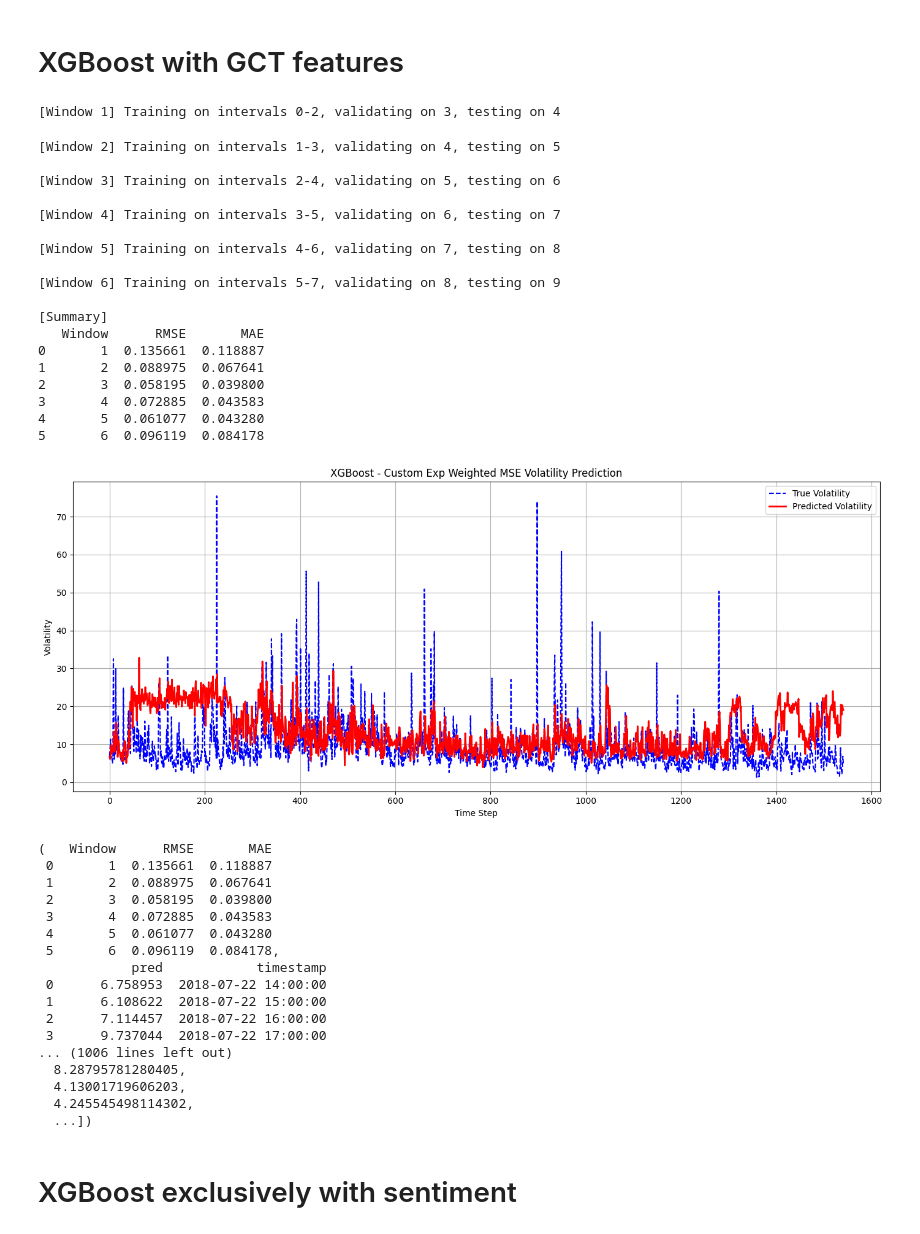
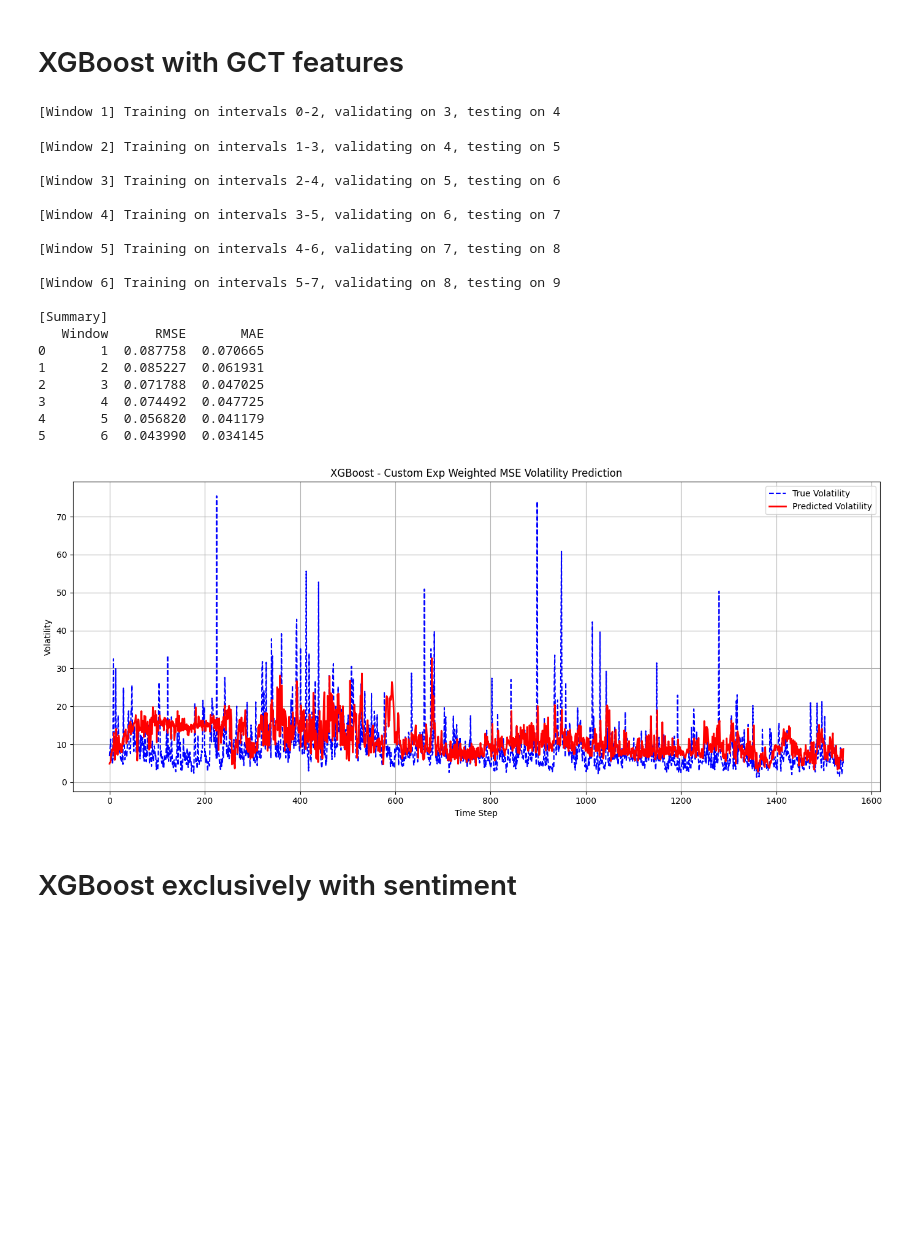
Before and after one commit to AugusteDP-git/bitcoin-volatility-forecasting, a Jupyter notebook: main.ipynb, the cells around one changed output. Cells and saved outputs as stored; diff of their text form; code cells hidden in the pictures; blank space fills up the shorter version.

```diff
--- a/main.ipynb
+++ b/main.ipynb
@@ -613,58 +613,41 @@ df_returns = pd.read_csv(
 )
 
 feat_lags = {
     'aggregate_sentiment': 2,
     'fng_feature': 19,
     'ask_depth': 30,
     'bid_depth': 9,
     'bid_volume': 30,
     'spread':8,
     'volume_difference': 30,
     'returns': 1,
 }
 granger_features = ['ask_depth', 'bid_depth', 'bid_volume', 'spread', 'volume_difference']
 df = pd.concat([df[granger_features + ['vol', 'timestamp']],np.abs( df_returns['returns'])], axis=1)
 
 
-test_xgboost(df, feat_lags = feat_lags)
+results_df, all_preds, all_trues = test_xgboost(df, feat_lags = feat_lags, alpha =10)
 # %% [output]
 [Window 1] Training on intervals 0-2, validating on 3, testing on 4
 [Window 2] Training on intervals 1-3, validating on 4, testing on 5
 
 [Window 3] Training on intervals 2-4, validating on 5, testing on 6
 
 [Window 4] Training on intervals 3-5, validating on 6, testing on 7
 
 [Window 5] Training on intervals 4-6, validating on 7, testing on 8
 
 [Window 6] Training on intervals 5-7, validating on 8, testing on 9
 
 [Summary]
    Window      RMSE       MAE
-0       1  0.135661  0.118887
-1       2  0.088975  0.067641
-2       3  0.058195  0.039800
-3       4  0.072885  0.043583
-4       5  0.061077  0.043280
-5       6  0.096119  0.084178
+0       1  0.087758  0.070665
+1       2  0.085227  0.061931
+2       3  0.071788  0.047025
+3       4  0.074492  0.047725
+4       5  0.056820  0.041179
+5       6  0.043990  0.034145
-[figure, old version]
+[figure, new version]
-(   Window      RMSE       MAE
- 0       1  0.135661  0.118887
- 1       2  0.088975  0.067641
- 2       3  0.058195  0.039800
- 3       4  0.072885  0.043583
- 4       5  0.061077  0.043280
- 5       6  0.096119  0.084178,
-            pred            timestamp
- 0      6.758953  2018-07-22 14:00:00
- 1      6.108622  2018-07-22 15:00:00
- 2      7.114457  2018-07-22 16:00:00
- 3      9.737044  2018-07-22 17:00:00
-... (1006 lines left out)
-  8.28795781280405,
-  4.13001719606203,
-  4.245545498114302,
-  ...])
 # %% [markdown]
 # XGBoost exclusively with sentiment
 # %%
```
Also changed, not shown: parts of 2 cells of this notebook, 1 other file.
